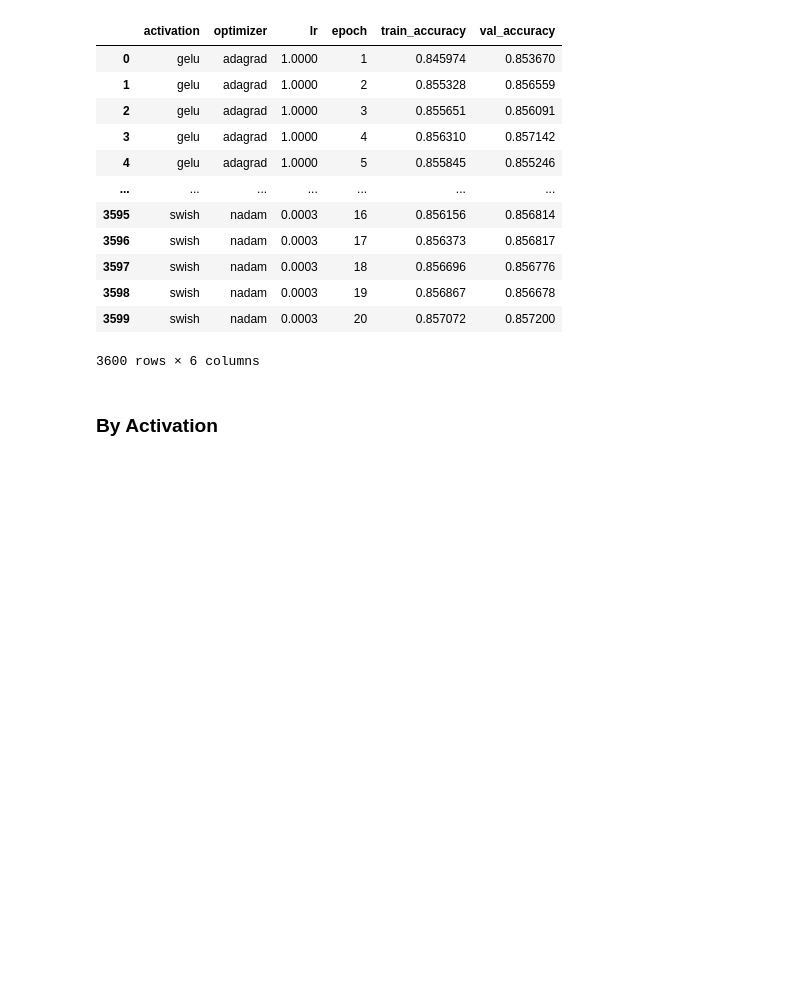
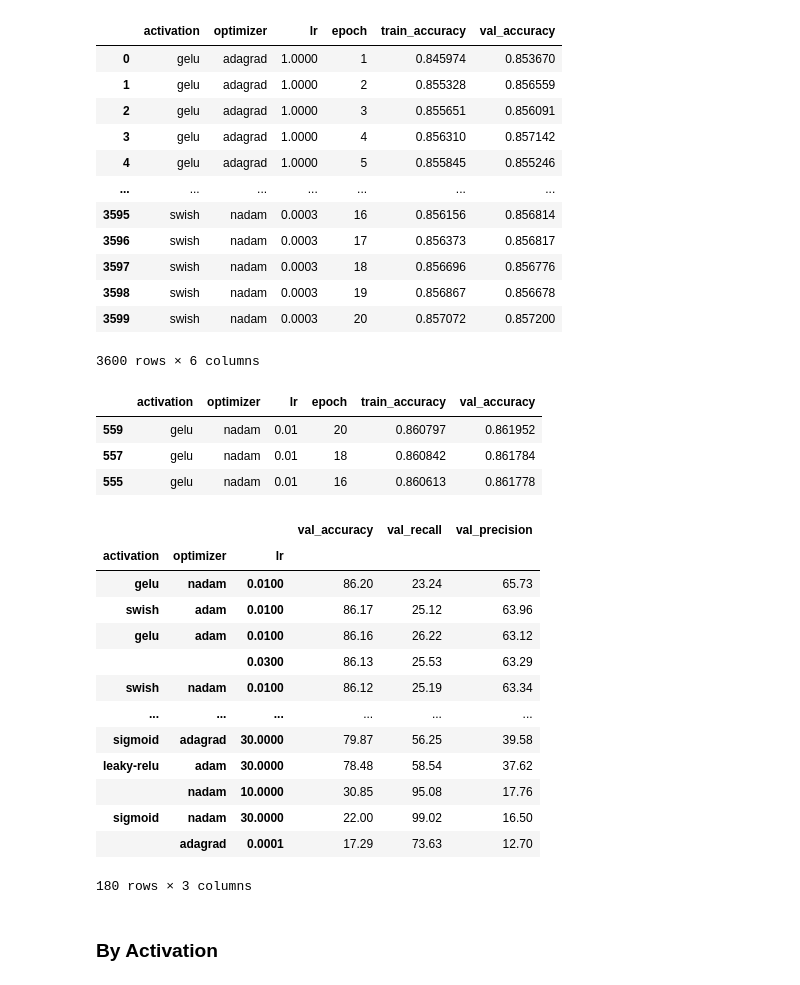
Before and after one commit to terminalai/ThousandSteps, a Jupyter notebook: daphnet/freezes/FFT Freeze Index Results EDA.ipynb, the cells around one changed output. Cells and saved outputs as stored; diff of their text form; code cells hidden in the pictures; blank space fills up the shorter version.

```diff
--- a/daphnet/freezes/FFT Freeze Index Results EDA.ipynb
+++ b/daphnet/freezes/FFT Freeze Index Results EDA.ipynb
@@ -62,3 +62,44 @@ accuracy_curve
 | 3598 | swish | nadam | 0.0003 | 19 | 0.856867 | 0.856678 |
 | 3599 | swish | nadam | 0.0003 | 20 | 0.857072 | 0.857200 |
 3600 rows × 6 columns
+# %%
+accuracy_curve.sort_values("val_accuracy", ascending=False).head(3)
+# %% [output]
+|  | activation | optimizer | lr | epoch | train_accuracy | val_accuracy |
+| 559 | gelu | nadam | 0.01 | 20 | 0.860797 | 0.861952 |
+| 557 | gelu | nadam | 0.01 | 18 | 0.860842 | 0.861784 |
+| 555 | gelu | nadam | 0.01 | 16 | 0.860613 | 0.861778 |
+# %%
+train_recall = configs[configs.layer == 256].drop(columns=["layer", "name"]).set_index(["activation", "optimizer", "lr"])["curves"].apply(lambda df: df["train_recall"])[list(range(1,21))].stack().reset_index().rename(columns={"level_3":"epoch", 0:"train_recall"})
+val_recall = configs[configs.layer == 256].drop(columns=["layer", "name"]).set_index(["activation", "optimizer", "lr"])["curves"].apply(lambda df: df["val_recall"])[list(range(1,21))].stack().reset_index().rename(columns={"level_3":"epoch", 0:"val_recall"})
+recall_curve = pd.merge(train_recall, val_recall)
+recall_curve[["train_recall", "val_recall"]] = recall_curve[["train_recall", "val_recall"]].astype(float)
+# %%
+train_precision = configs[configs.layer == 256].drop(columns=["layer", "name"]).set_index(["activation", "optimizer", "lr"])["curves"].apply(lambda df: df["train_precision"])[list(range(1,21))].stack().reset_index().rename(columns={"level_3":"epoch", 0:"train_precision"})
+val_precision = configs[configs.layer == 256].drop(columns=["layer", "name"]).set_index(["activation", "optimizer", "lr"])["curves"].apply(lambda df: df["val_precision"])[list(range(1,21))].stack().reset_index().rename(columns={"level_3":"epoch", 0:"val_precision"})
+precision_curve = pd.merge(train_precision, val_precision)
+precision_curve[["train_precision", "val_precision"]] = precision_curve[["train_precision", "val_precision"]].astype(float)
+# %%
+curves = pd.merge(pd.merge(accuracy_curve, recall_curve), precision_curve)
+curves = curves[curves.epoch == 20].sort_values("val_accuracy", ascending=False)
+curves[["activation", "optimizer", "lr", "val_accuracy", "val_recall", "val_precision"]].set_index(["activation", "optimizer", "lr"]).round(4) * 100
+
+#.groupby(["activation", "optimizer", "lr"])[["val_accuracy", "val_recall", "val_precision"]].max()
+
+
+#  .sort_values("val_accuracy", ascending=False)
+# %% [output]
+|  |  |  | val_accuracy | val_recall | val_precision |
+| activation | optimizer | lr |  |  |  |
+| gelu | nadam | 0.0100 | 86.20 | 23.24 | 65.73 |
+| swish | adam | 0.0100 | 86.17 | 25.12 | 63.96 |
+| gelu | adam | 0.0100 | 86.16 | 26.22 | 63.12 |
+|  |  | 0.0300 | 86.13 | 25.53 | 63.29 |
+| swish | nadam | 0.0100 | 86.12 | 25.19 | 63.34 |
+| ... | ... | ... | ... | ... | ... |
+| sigmoid | adagrad | 30.0000 | 79.87 | 56.25 | 39.58 |
+| leaky-relu | adam | 30.0000 | 78.48 | 58.54 | 37.62 |
+|  | nadam | 10.0000 | 30.85 | 95.08 | 17.76 |
+| sigmoid | nadam | 30.0000 | 22.00 | 99.02 | 16.50 |
+|  | adagrad | 0.0001 | 17.29 | 73.63 | 12.70 |
+180 rows × 3 columns
```
Also changed, not shown: parts of 19 cells of this notebook, 5 other files.
